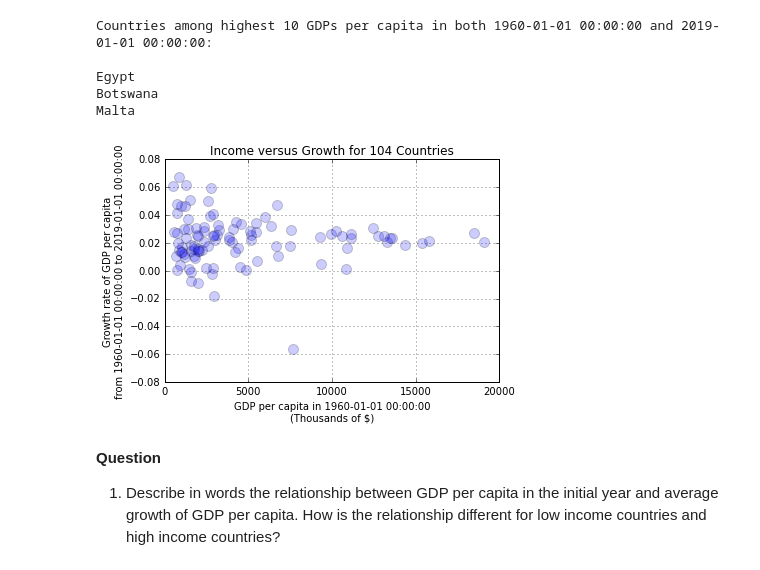
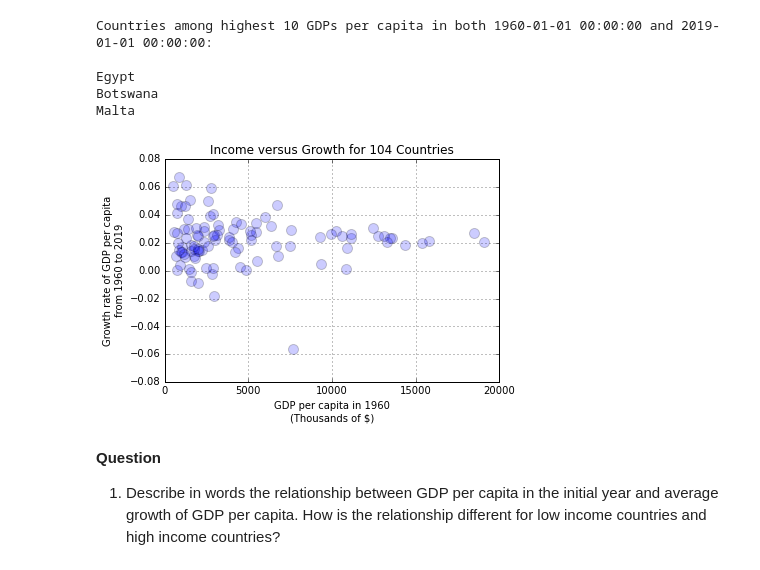
Before and after one commit to letsgoexploring/econ126, a Jupyter notebook: Homework Notebooks/Econ126_Homework_03.ipynb, the cells around one changed output. Drawn from its saved outputs; the diff is of its cells as text; code cells hidden in the pictures.

```diff
--- a/Homework Notebooks/Econ126_Homework_03.ipynb
+++ b/Homework Notebooks/Econ126_Homework_03.ipynb
@@ -259,28 +259,28 @@ Malta
 # %%
 # Use the sort_index() method of data_initial to alphabetize the index [e.g., data_initial = data_initial.sort_index()]
 data_initial = data_initial.sort_index()
 
 # Use the sort_index() method of growth_rates to alphabetize the index
 growth_rates = growth_rates.sort_index()
 
 # Construct a scatter plot with:
 #     1. GDP per capita in the initial year on the horizontal axis
 #     2. Average growth rate of GDP per capita on the vertical axis
 #     3. Size of scatter plot markers at least 50
 #     4. Opacity of scatter plot markers no greater than 0.5
 #     5. x-axis limit: [0,20000]
 #     6. Suitable title and labels for the axes
 
 fig = plt.figure()
 ax = fig.add_subplot(1,1,1)
 ax.scatter(data_initial,growth_rates,s=100,alpha=0.2)
 ax.set_title('Income versus Growth for '+str(len(data.columns))+' Countries')
-ax.set_xlabel('GDP per capita in '+str(data.index[0])+'\n(Thousands of $)')
-ax.set_ylabel('Growth rate of GDP per capita\nfrom '+str(data.index[0])+' to '+str(data.index[-1]))
+ax.set_xlabel('GDP per capita in '+str(data.index[0].year)+'\n(Thousands of $)')
+ax.set_ylabel('Growth rate of GDP per capita\nfrom '+str(data.index[0].year)+' to '+str(data.index[-1].year))
 ax.set_xlim([0,20000])
 ax.grid()
 # %% [output]
-[figure, old version]
+[figure, new version]
 # %% [markdown]
 **Question**
 
```
Also changed, not shown: parts of 3 cells of this notebook, 14 other files.
